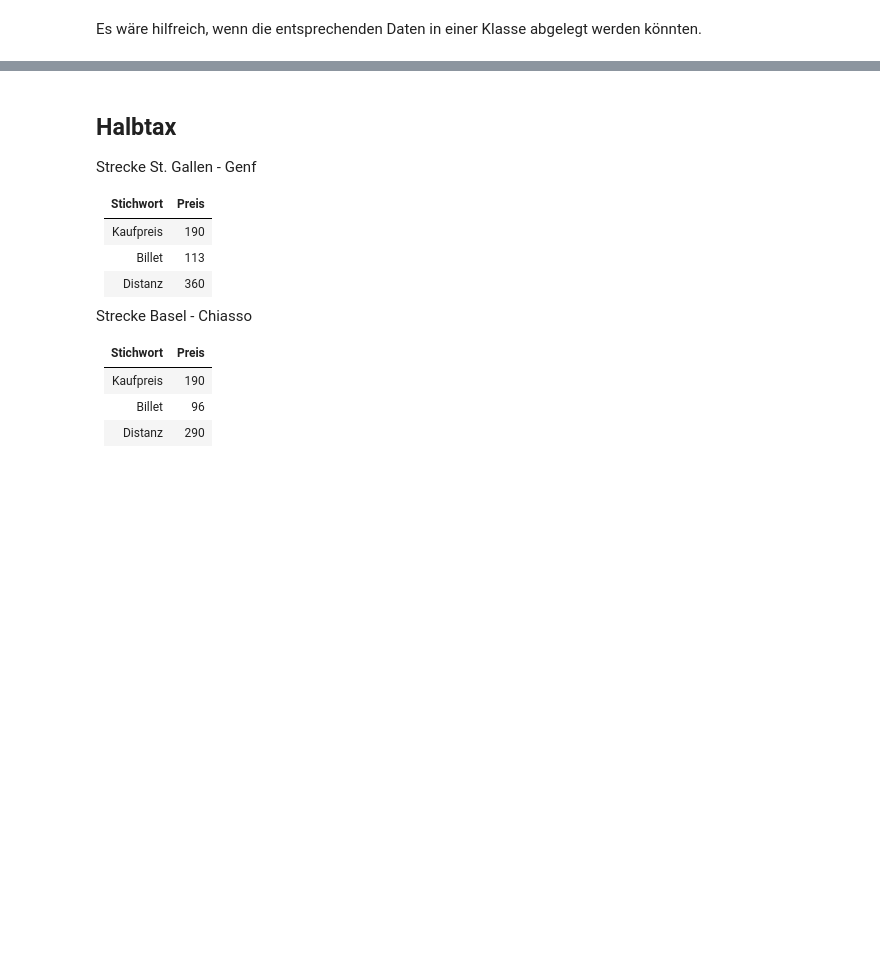
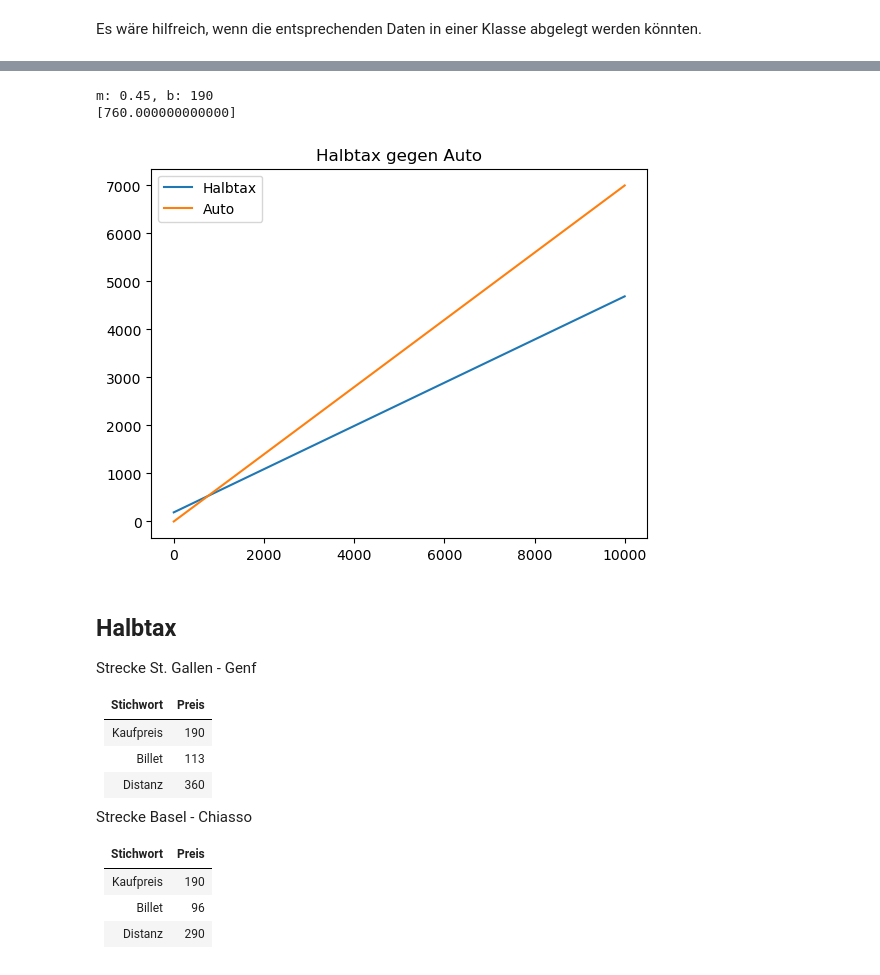
Before and after one commit to ProgrammierenNachOFI/Investitionsrechnung, a Jupyter notebook: docs/break_even/break_even_muloe.ipynb, the cells around one changed output, grey strips where cells are left out. Saved outputs shown, nothing was run; the diff lists cells and outputs as text; code cells hidden in the pictures; blank space fills up the shorter version.

Commit message:
Implementiere die Methoden für das BreakEvenObjekt

```diff
--- a/docs/break_even/break_even_muloe.ipynb
+++ b/docs/break_even/break_even_muloe.ipynb
@@ -24,7 +24,10 @@ abgelegt werden könnten.
 ![Klassendiagramm](images/Klassendiagramm.svg)
 # %%
 class BreakEvenObjekt:
-    def __init__(self, fixe_kosten, variable_kosten, label):
+    def __init__(self,
+                 label,
+                 variable_kosten,
+                 fixe_kosten = {'k1': 0}):
         self.fixe_kosten = fixe_kosten
         self.variable_kosten = variable_kosten
         self.total_fixe_kosten = sum(fixe_kosten.values())
@@ -36,6 +39,7 @@ class BreakEvenObjekt:
 
     def break_even_point(self, other):
         x = sp.symbols('x')
+        print(f'm: {self.m}, b: {self.b}')
         gleichung = sp.Eq(self.m * x + self.b, other.m * x + other.b)
 
         return sp.solve(gleichung, x)
@@ -49,6 +53,21 @@ class BreakEvenObjekt:
         plt.title(f'{self.label} gegen {other.label}')
         plt.legend()
         plt.show()
+# %%
+test_variable_kosten = {'k1': 0.45}
+test_fixe_kosten = {'k1': 190}
+halbtax = BreakEvenObjekt('Halbtax', test_variable_kosten, test_fixe_kosten)
+test2_variable_kosten = {'k1': 0.7}
+test2_fixe_kosten = {'k1': 0}
+auto = BreakEvenObjekt('Auto', test2_variable_kosten, test2_fixe_kosten)
+
+print(halbtax.break_even_point(auto))
+
+halbtax.plot(auto)
+# %% [output]
+m: 0.45, b: 190
+[760.000000000000]
+[figure, added]
 # %% [markdown]
 ## Halbtax
 
```
